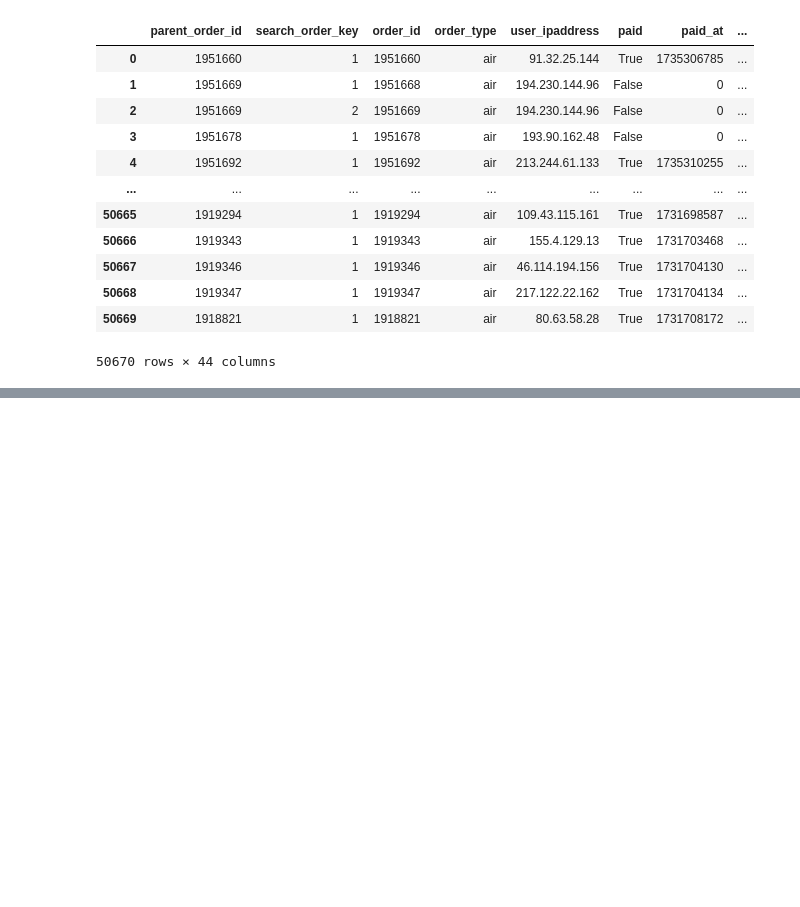
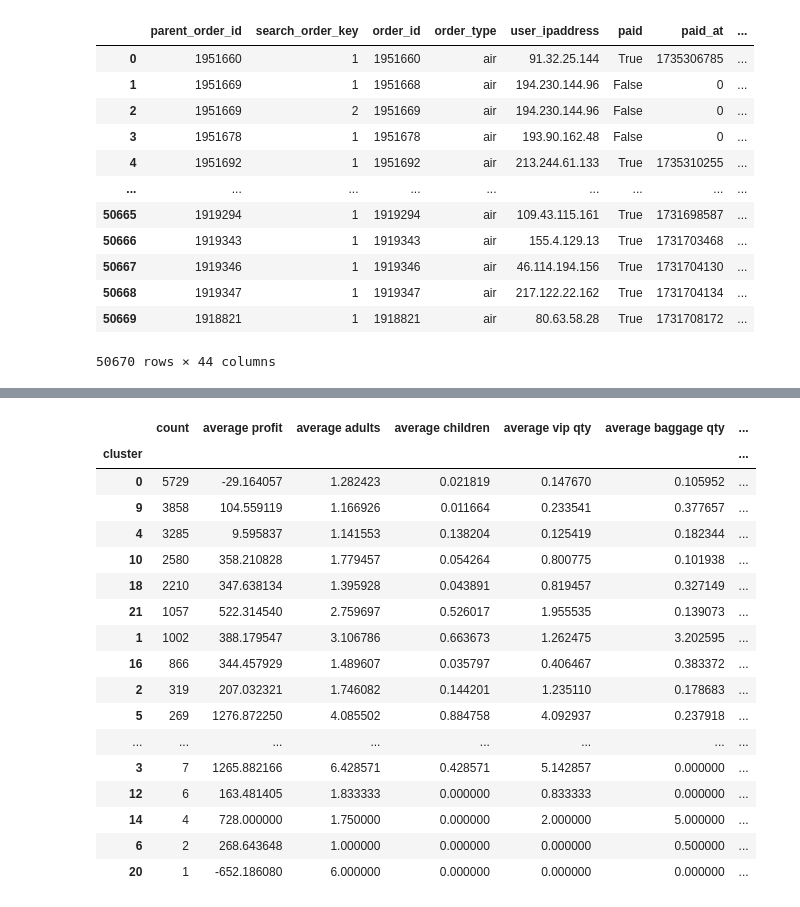
Before and after one commit to arisigfusson/case2, a Jupyter notebook: main.ipynb, the cells around one changed output, grey strips where cells are left out. Cells and saved outputs as stored; diff of their text form; code cells hidden in the pictures; blank space fills up the shorter version.

```diff
--- a/main.ipynb
+++ b/main.ipynb
@@ -350,3 +386,22 @@ cluster_avg_num_legs = df['num_legs'].groupby(df['cluster']).mean().to_frame(nam
 cluster_stats = pd.concat([cluster_counts, cluster_avg_profit, cluster_avg_adults, cluster_avg_children, cluster_avg_vip_qty, cluster_avg_bag_qty, cluster_avg_seat_1_15_qty, cluster_avg_seat_16_25_qty, cluster_avg_seat_26plus_qty, cluster_avg_num_legs], axis=1)
 # %%
 cluster_stats.to_excel('cluster_stats.xlsx')
+# %%
+columns_to_compute = {
+    'profit': 'perc_profitable',          # profit > 0 means profitable
+    'children': 'perc_children',           # orders with at least 1 child
+    'VIP': 'perc_VIP',                     # orders with any VIP addons
+    'baggage': 'perc_baggage',             # orders with any baggage addons
+    'seat_1_15': 'perc_seat_1_15',         # orders with any seat_1_15 addons
+    'seat_16_25': 'perc_seat_16_25',       # orders with any seat_16_25 addons
+    'seat_26plus': 'perc_seat_26plus',     # orders with any seat_26plus addons
+}
+
+cluster_percentage_stats = df.groupby('cluster').apply(
+    lambda group: pd.Series({
+        'count': len(group),
+        **{new_name: (group[col] > 0).mean() * 100 for col, new_name in columns_to_compute.items()}
+    })
+)
+
+cluster_percentage_stats = cluster_percentage_stats.reset_index()
@@ -352,0 +410,21 @@ cluster_stats.to_excel('cluster_stats.xlsx')
+# %%
+cluster_stats.join(cluster_percentage_stats.drop(columns='count'), on='cluster')
+# %% [output]
+|  | count | average profit | average adults | average children | average vip qty | average baggage qty | ... |
+| cluster |  |  |  |  |  |  | ... |
+| 0 | 5729 | -29.164057 | 1.282423 | 0.021819 | 0.147670 | 0.105952 | ... |
+| 9 | 3858 | 104.559119 | 1.166926 | 0.011664 | 0.233541 | 0.377657 | ... |
+| 4 | 3285 | 9.595837 | 1.141553 | 0.138204 | 0.125419 | 0.182344 | ... |
+| 10 | 2580 | 358.210828 | 1.779457 | 0.054264 | 0.800775 | 0.101938 | ... |
+| 18 | 2210 | 347.638134 | 1.395928 | 0.043891 | 0.819457 | 0.327149 | ... |
+| 21 | 1057 | 522.314540 | 2.759697 | 0.526017 | 1.955535 | 0.139073 | ... |
+| 1 | 1002 | 388.179547 | 3.106786 | 0.663673 | 1.262475 | 3.202595 | ... |
+| 16 | 866 | 344.457929 | 1.489607 | 0.035797 | 0.406467 | 0.383372 | ... |
+| 2 | 319 | 207.032321 | 1.746082 | 0.144201 | 1.235110 | 0.178683 | ... |
+| 5 | 269 | 1276.872250 | 4.085502 | 0.884758 | 4.092937 | 0.237918 | ... |
+| ... | ... | ... | ... | ... | ... | ... | ... |
+| 3 | 7 | 1265.882166 | 6.428571 | 0.428571 | 5.142857 | 0.000000 | ... |
+| 12 | 6 | 163.481405 | 1.833333 | 0.000000 | 0.833333 | 0.000000 | ... |
+| 14 | 4 | 728.000000 | 1.750000 | 0.000000 | 2.000000 | 5.000000 | ... |
+| 6 | 2 | 268.643648 | 1.000000 | 0.000000 | 0.000000 | 0.500000 | ... |
+| 20 | 1 | -652.186080 | 6.000000 | 0.000000 | 0.000000 | 0.000000 | ... |
```
Also changed, not shown: parts of 8 cells of this notebook, 1 other file.
